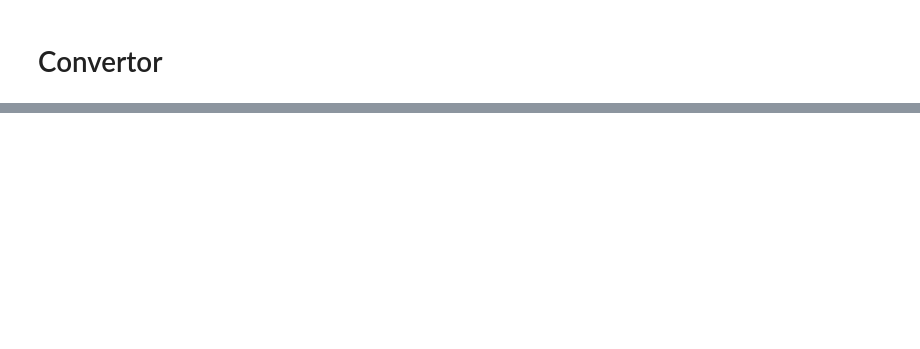
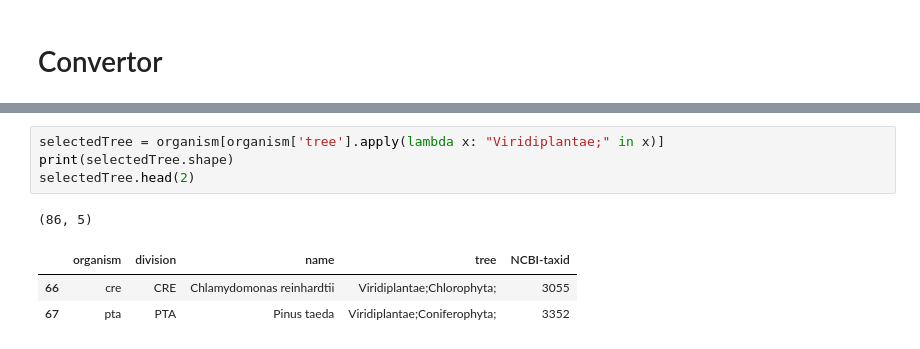
Before and after one commit to Ilia-Abolhasani/amir-p3, a Jupyter notebook: str2ct_convertor.ipynb, the cells around one changed output, grey strips where cells are left out. Cells and saved outputs as stored; diff of their text form; blank space fills up the shorter version.

```diff
--- a/str2ct_convertor.ipynb
+++ b/str2ct_convertor.ipynb
@@ -187,0 +232,9 @@ def convertor(strText):
+# %%
+selectedTree = organism[organism['tree'].apply(lambda x: "Viridiplantae;" in x)]
+print(selectedTree.shape)
+selectedTree.head(2)
+# %% [output]
+(86, 5)
+|  | organism | division | name | tree | NCBI-taxid |
+| 66 | cre | CRE | Chlamydomonas reinhardtii | Viridiplantae;Chlorophyta; | 3055 |
+| 67 | pta | PTA | Pinus taeda | Viridiplantae;Coniferophyta; | 3352 |
```
Also changed, not shown: parts of 23 cells of this notebook, 1 other file.
